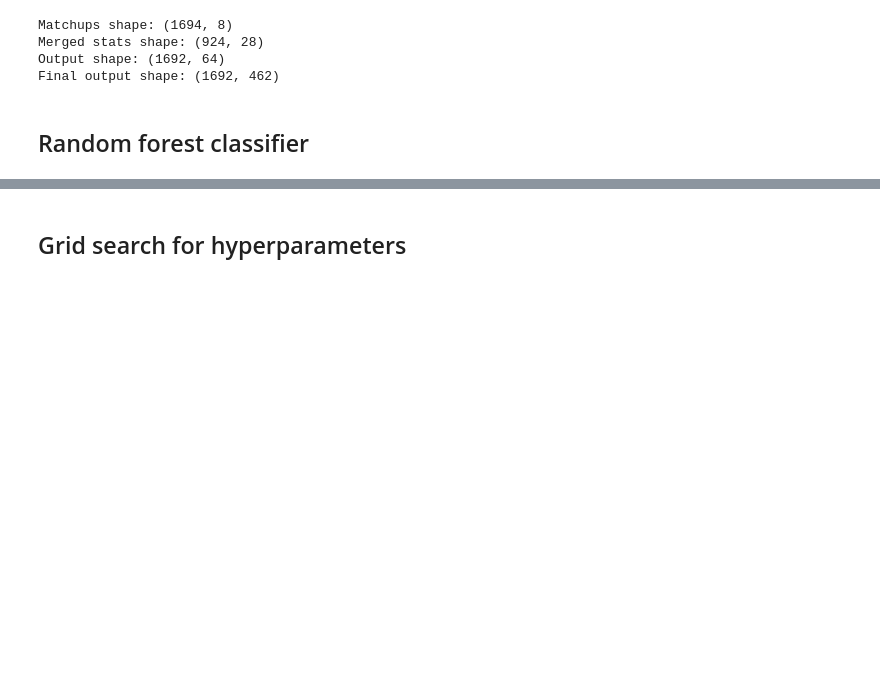
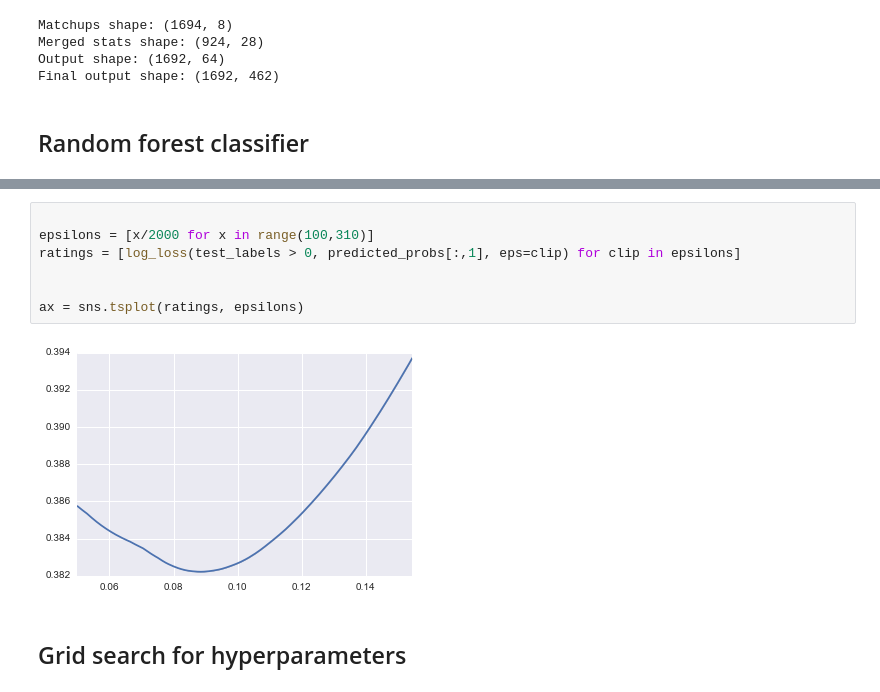
Before and after one commit to dlin17/kaggle, a Jupyter notebook: marchmadness/random_forest.ipynb, the cells around one changed output, grey strips where cells are left out. Drawn from its saved outputs; the diff is of its cells as text; blank space fills up the shorter version.

```diff
--- a/marchmadness/random_forest.ipynb
+++ b/marchmadness/random_forest.ipynb
@@ -162,3 +154,12 @@ Feature Importances:
+# %%
+
+epsilons = [x/2000 for x in range(100,310)]
+ratings = [log_loss(test_labels > 0, predicted_probs[:,1], eps=clip) for clip in epsilons]
+
+
+ax = sns.tsplot(ratings, epsilons)
+# %% [output]
+[figure, added]
 # %% [markdown]
 ## Grid search for hyperparameters
 # %%
```
Also changed, not shown: parts of 5 cells of this notebook.
